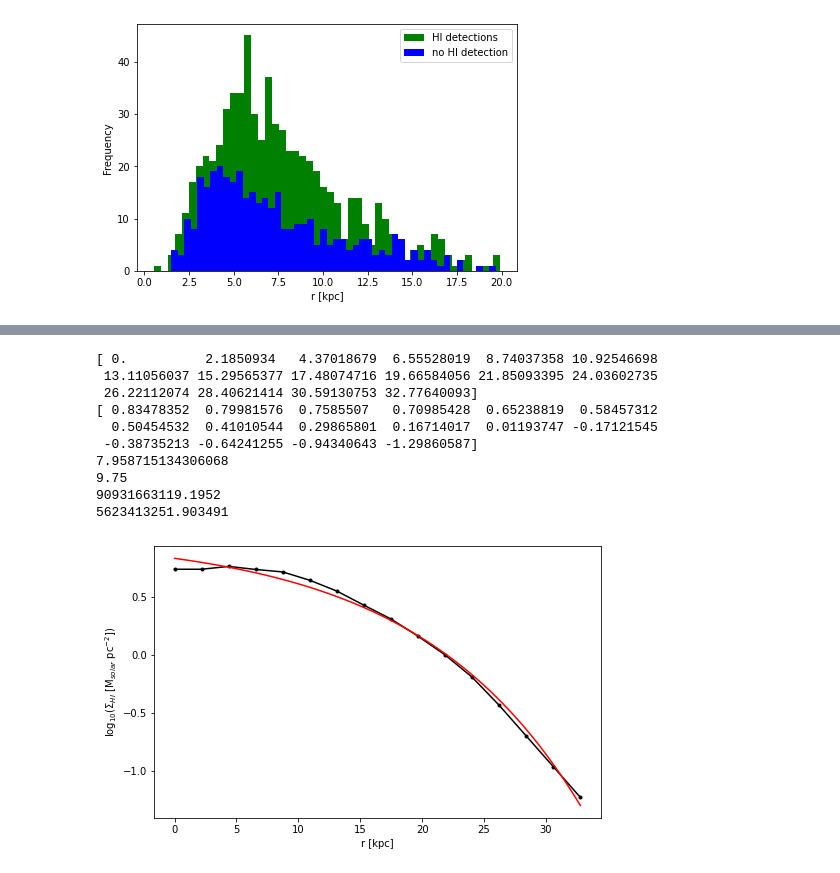
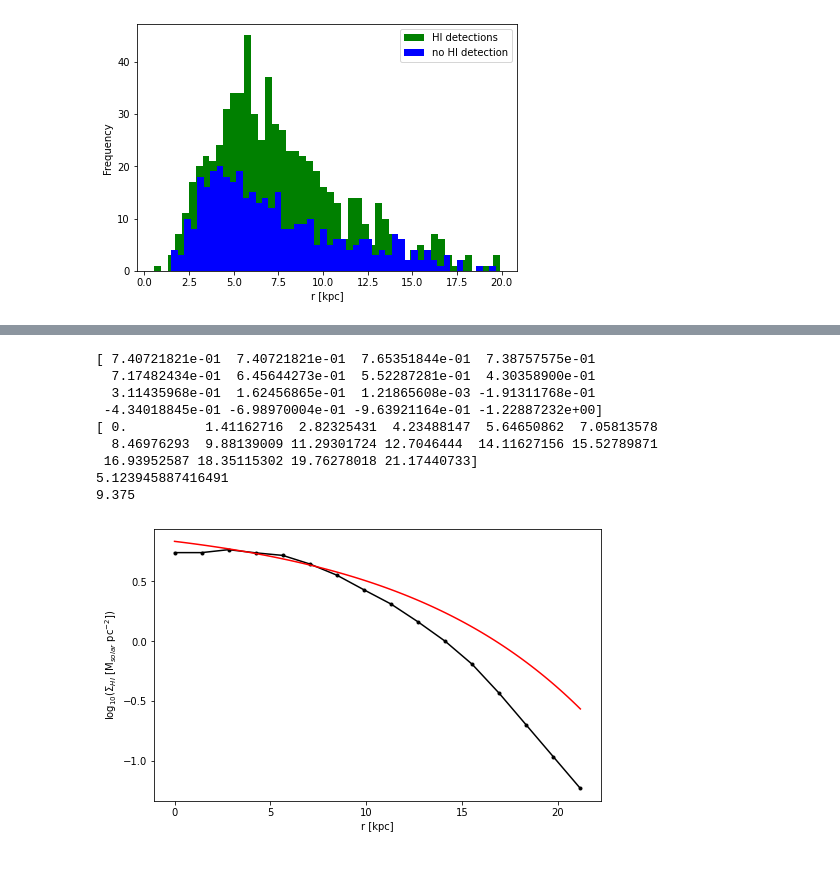
Before and after one commit to Luke-Williams-01/Luke-Williams-01, a Jupyter notebook: ICRARproject.ipynb, the cells around one changed output, grey strips where cells are left out. Cells and saved outputs as stored; diff of their text form; code cells hidden in the pictures.

```diff
--- a/ICRARproject.ipynb
+++ b/ICRARproject.ipynb
@@ -385,43 +405,40 @@ print((10**lgMHI)[0])
 # %%
-ScaleR0 = newrrHI*RHI[501]
+ScaleR0 = newrrHI*RHI[1060]
 
 # Rescaling the curvefitting routine to use the rescaled x-axis
 x = ScaleR0
 p = np.linspace(0, max(ScaleR0), 100)
 y = newlgSigHI
 def curvefun(x, a, b, c, d):
     return (-a*np.exp((x*b)- c) + d)
 p0 = np.array([1,1,1,1])
-popt, pcov = curve_fit(curvefun, x, y, p0)
+#popt, pcov = curve_fit(curvefun, x, y, p0)
 
 # Plotting the surface-density profile for the first galaxy in xGASS
 plt.figure(figsize = (8,5))
 plt.plot(ScaleR0, newlgSigHI, 'k.-')
 plt.plot(p, curvefun(p, *popt), 'r-')
 plt.xlabel('r [kpc]')
 plt.ylabel('log$_{10}$(Σ$_{HI}$ [M$_{solar}$ pc$^{-2}$])')
 
 x_arr0 = ScaleR0
-y_arr0 = curvefun(x_arr0, *popt)
+y_arr0 = newlgSigHI
 dx0 = (x_arr0[15] - x_arr0[0]) / len(x_arr0[0:15])
 areas0 = np.trapz(y_arr0[0:15], x_arr0[0:15], dx = dx0)
-mHIpred501 = areas0
+mHIpred = areas0
 
-print(ScaleR0)
 print(y_arr0)
-print(mHIpred501)
-print(lgMHI[501])
-print((10**mHIpred501)*1000)
-print((10**lgMHI)[501])
+print(x_arr0)
+print(mHIpred)
+print(lgMHI[1060])
 # %% [output]
-[ 0.          2.1850934   4.37018679  6.55528019  8.74037358 10.92546698
- 13.11056037 15.29565377 17.48074716 19.66584056 21.85093395 24.03602735
- 26.22112074 28.40621414 30.59130753 32.77640093]
-[ 0.83478352  0.79981576  0.7585507   0.70985428  0.65238819  0.58457312
-  0.50454532  0.41010544  0.29865801  0.16714017  0.01193747 -0.17121545
- -0.38735213 -0.64241255 -0.94340643 -1.29860587]
-7.958715134306068
-9.75
-90931663119.1952
-5623413251.903491
+[ 7.40721821e-01  7.40721821e-01  7.65351844e-01  7.38757575e-01
+  7.17482434e-01  6.45644273e-01  5.52287281e-01  4.30358900e-01
+  3.11435968e-01  1.62456865e-01  1.21865608e-03 -1.91311768e-01
+ -4.34018845e-01 -6.98970004e-01 -9.63921164e-01 -1.22887232e+00]
+[ 0.          1.41162716  2.82325431  4.23488147  5.64650862  7.05813578
+  8.46976293  9.88139009 11.29301724 12.7046444  14.11627156 15.52789871
+ 16.93952587 18.35115302 19.76278018 21.17440733]
+5.123945887416491
+9.375
-[figure, old version]
+[figure, new version]
```
Also changed, not shown: parts of 13 cells of this notebook.
